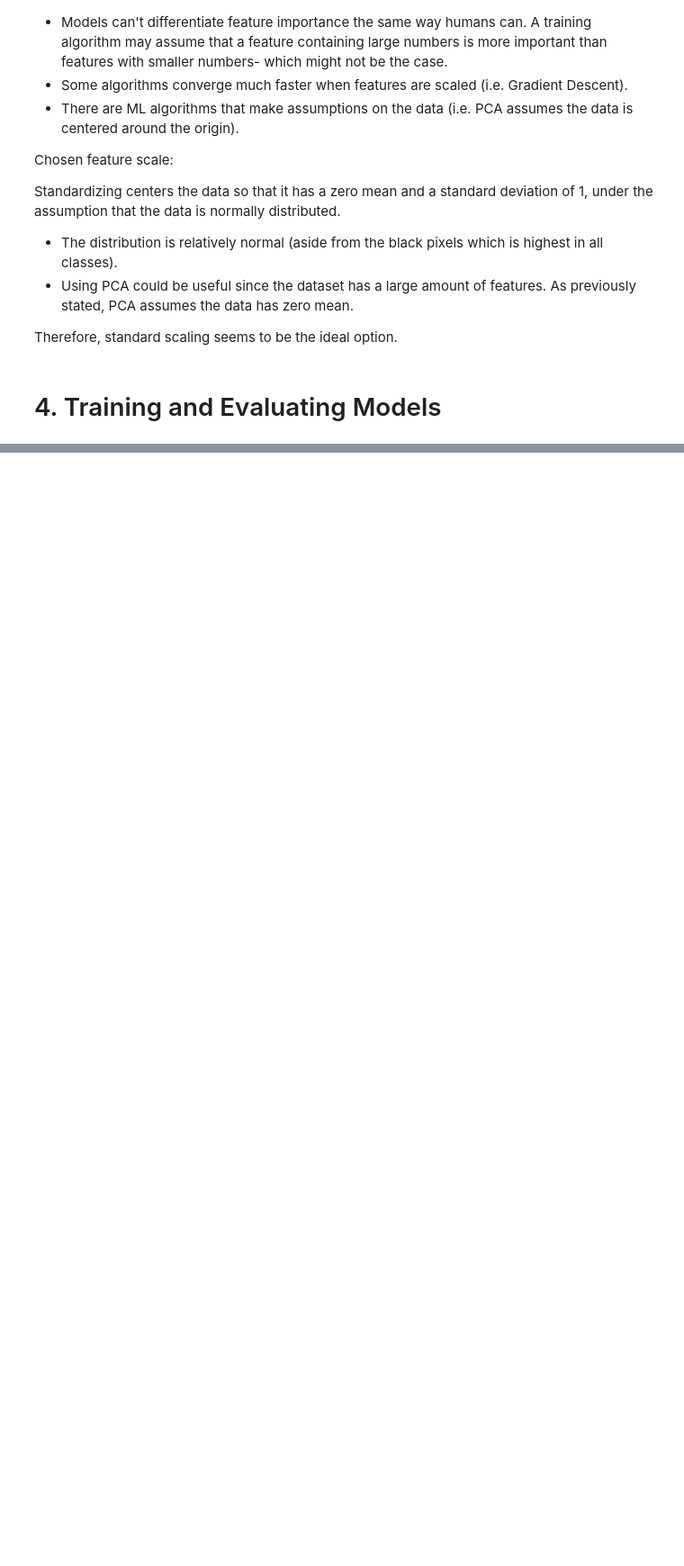
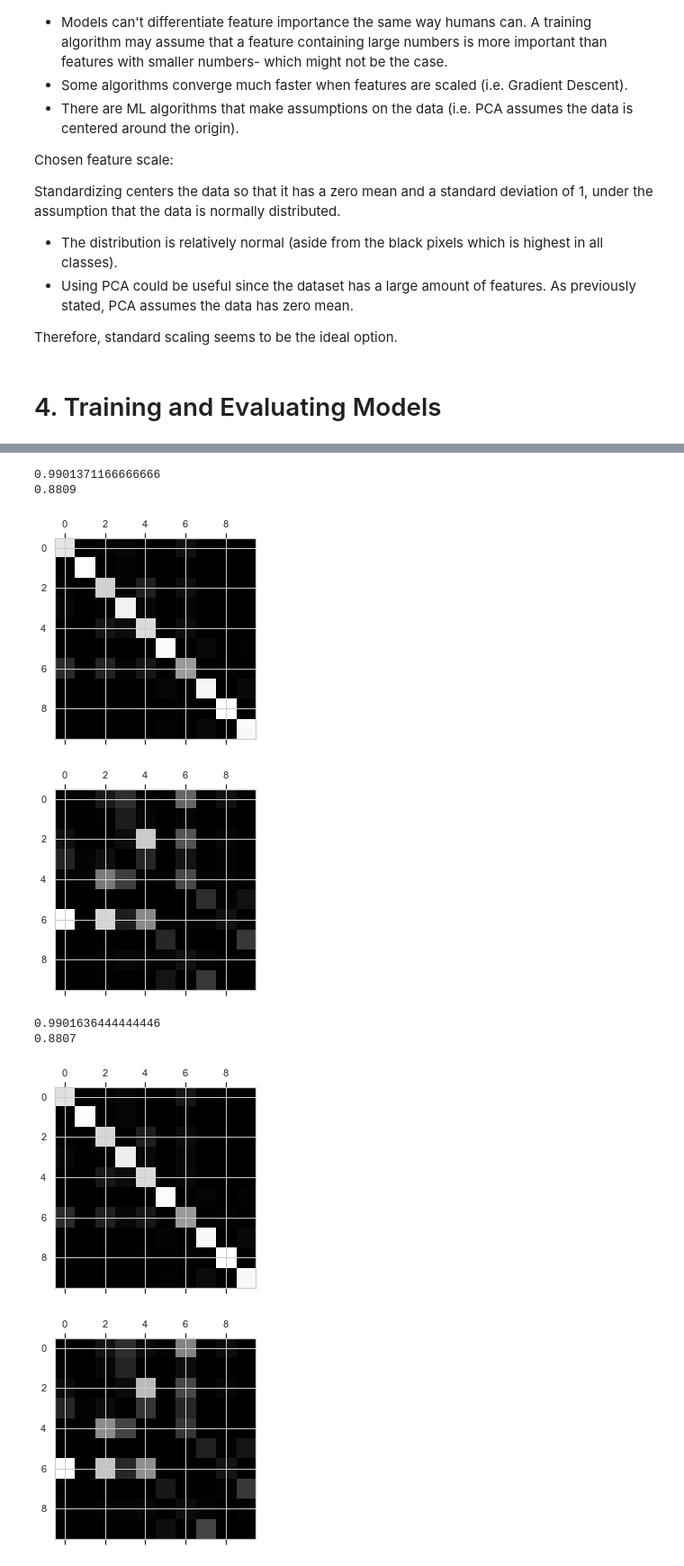
Before and after one commit to adiy55/1SB-Final-Project, a Jupyter notebook: 1SB ML Fashion MNIST.ipynb, the cells around one changed output, grey strips where cells are left out. Shown at 90% size. Saved outputs shown, nothing was run; the diff lists cells and outputs as text; code cells hidden in the pictures; blank space fills up the shorter version.

```diff
--- a/1SB ML Fashion MNIST.ipynb
+++ b/1SB ML Fashion MNIST.ipynb
@@ -251,3 +262,5 @@ Therefore, standard scaling seems to be the ideal option.
 def display_evaluation(actual, pred):
     print("Confusion Matrix:\n", metrics.confusion_matrix(actual, pred), "\n")
     print("Classification Report:\n", metrics.classification_report(actual, pred))
+# %%
+log_reg = LogisticRegression(random_state=42, n_jobs=-1, multi_class='ovr')
@@ -253,0 +270,2 @@ def display_evaluation(actual, pred):
+# %%
+skfolds = StratifiedKFold(n_splits=6, shuffle=True, random_state=42)
@@ -253,0 +312,2 @@ def display_evaluation(actual, pred):
+# %%
+knn_clf = KNeighborsClassifier(n_jobs=-1)
@@ -253,0 +352,39 @@ def display_evaluation(actual, pred):
+# %%
+rf_clf = RandomForestClassifier(random_state=42, n_jobs=-1)
+# %%
+for train_index, test_index in skfolds.split(X_train, y_train):
+    clone_clf = clone(rf_clf)
+    X_train_folds = X_train.loc[train_index]
+    y_train_folds = y_train.loc[train_index]
+    X_test_fold = X_train.loc[test_index]
+    y_test_fold = y_train.loc[test_index]
+
+    std_scl = StandardScaler()
+    std_scl.fit_transform(X_train_folds)
+    std_scl.transform(X_test_fold)
+
+    clone_clf.fit(X_train_folds, y_train_folds)
+    y_pred_proba = clone_clf.predict_proba(X_test_fold)
+    y_pred = clone_clf.predict(X_test_fold)
+    print(metrics.roc_auc_score(y_test_fold, y_pred_proba, multi_class='ovr'))
+    print(metrics.accuracy_score(y_test_fold, y_pred))
+  #  n_correct = sum(y_pred == y_test_fold)
+  #  print(n_correct / len(y_pred))
+    conf_mx = metrics.confusion_matrix(y_test_fold, y_pred)
+    plt.matshow(conf_mx, cmap=plt.cm.gray)
+    plt.show()
+    row_sums = conf_mx.sum(axis=1, keepdims=True)
+    norm_conf_mx = conf_mx / row_sums
+    np.fill_diagonal(norm_conf_mx, 0)
+    plt.matshow(norm_conf_mx, cmap=plt.cm.gray)
+    plt.show()
+    print()
+# %% [output]
+0.9901371166666666
+0.8809
+[figure, added]
+[figure, added]
+0.9901636444444446
+0.8807
+[figure, added]
+[figure, added]
```
Also changed, not shown: parts of 14 cells of this notebook.
